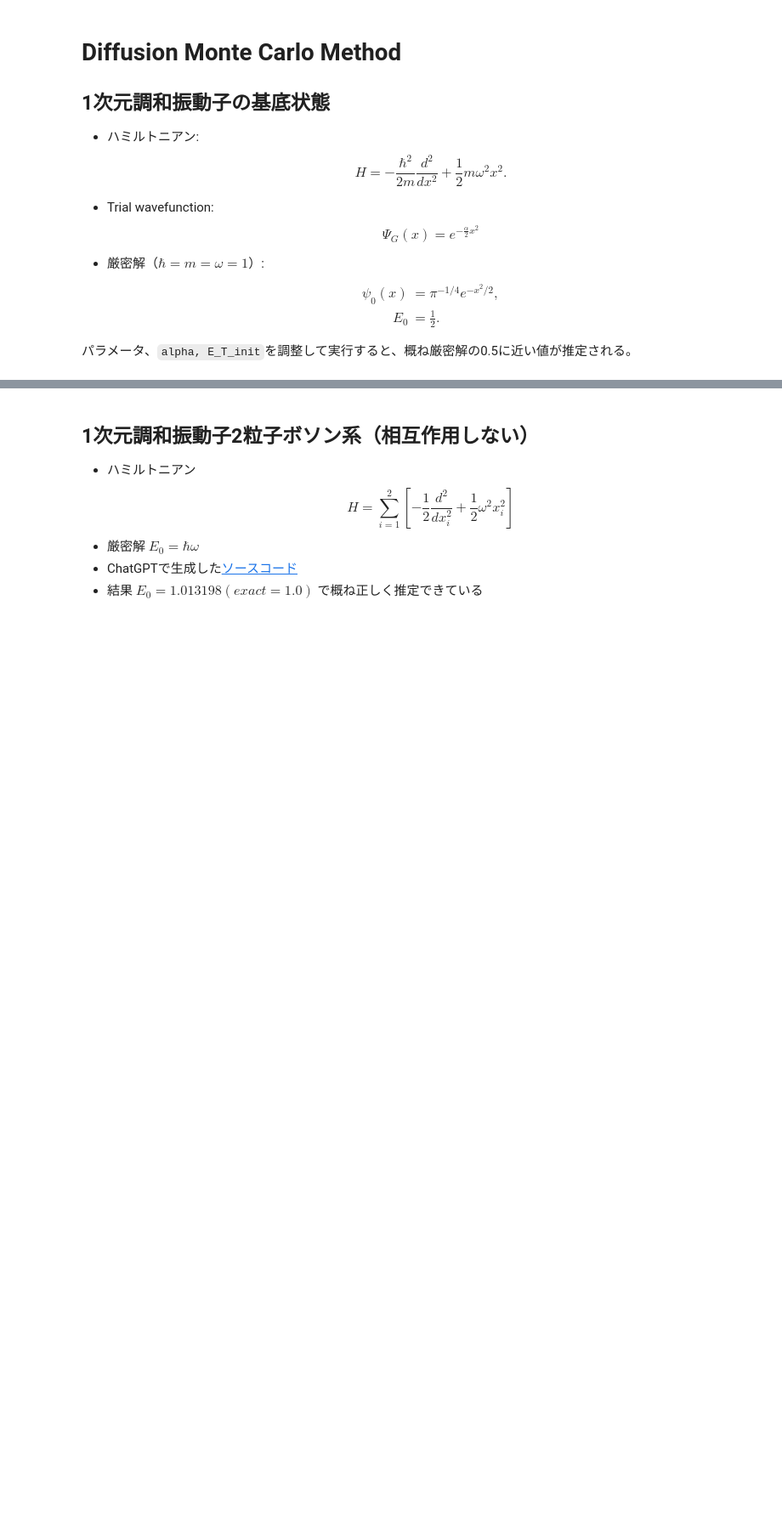
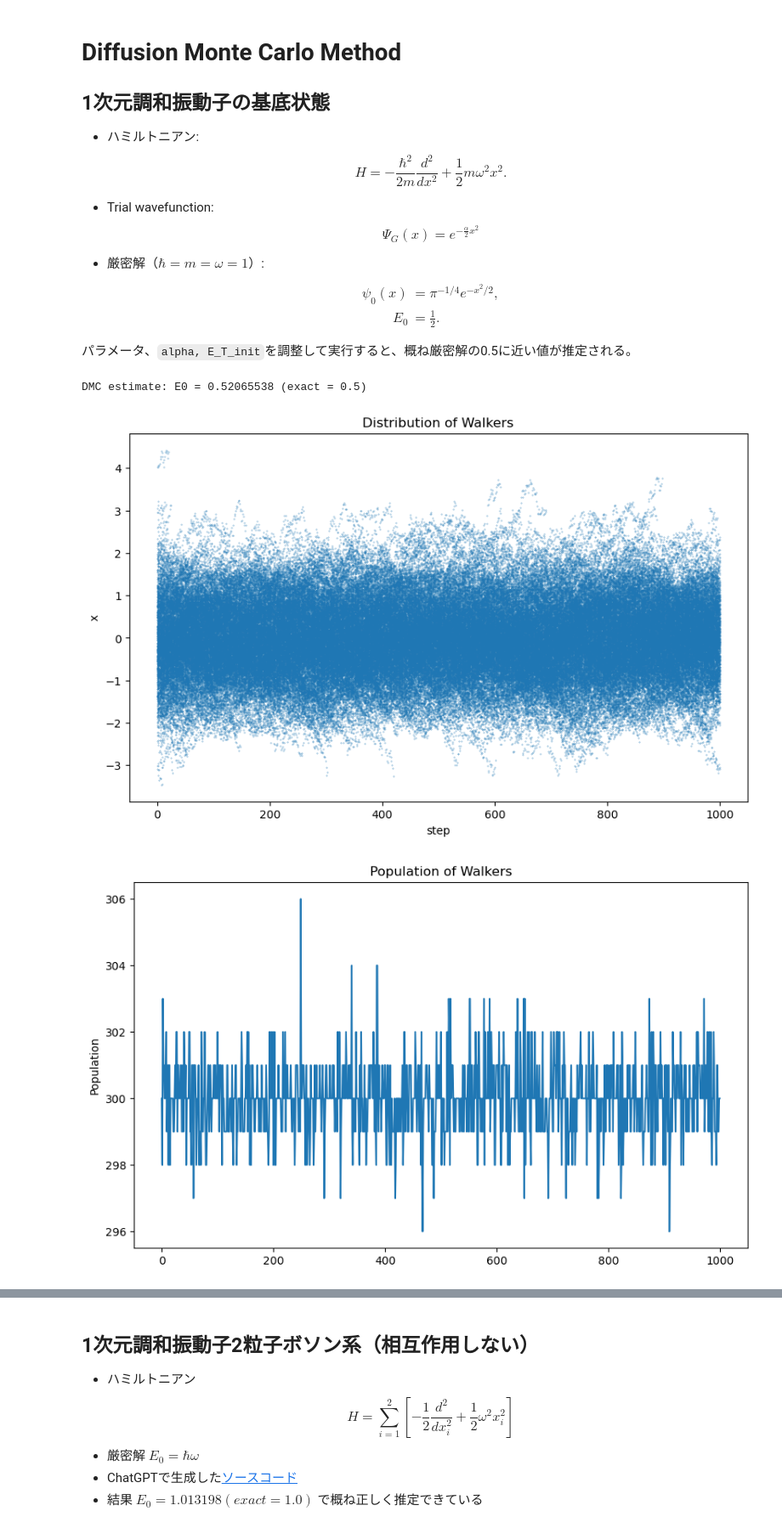
Before and after one commit to harada4atsushi/SeniorThesis, a Jupyter notebook: diffusion_monte_carlo.ipynb, the cells around one changed output, grey strips where cells are left out. Shown at 85% size. Saved outputs shown, nothing was run; the diff lists cells and outputs as text; code cells hidden in the pictures; blank space fills up the shorter version.

```diff
--- a/diffusion_monte_carlo.ipynb
+++ b/diffusion_monte_carlo.ipynb
@@ -86,8 +182,7 @@ def dmc_1d_harmonic(
         EL_p = local_energy(x_prop)
 
         # ---- branching weights ----
-        # w = exp( -dt * ( (E_L(x)+E_L(x'))/2 - E_T ) )
-        w = np.exp(-dt * (0.5 * (EL_x + EL_p) - 2*E_T))  # eq. 24.24
+        w = np.exp(-dt * 0.5 * (EL_x + EL_p - 2*E_T))  # eq. 24.24
         m = np.floor(w + rng.random(w.size)).astype(int)
 
         # 子孫を生成
@@ -116,67 +211,42 @@ def dmc_1d_harmonic(
         #     choose = rng.choice(N_new, size=2 * target_N, replace=False)
         #     x = x_new[choose]
         # elif N_new < target_N // 4:
         #     # 足りなければリサンプルで補充
         #     choose = rng.choice(N_new, size=target_N, replace=True)
         #     x = x_new[choose]
         # else:
         #     x = x_new
         x = x_new
 
         # ---- mixed estimator: エネルギー推定（burn-in後に記録）----
         if step >= burn_in:
             # 混合推定量は単純に E_L のウォーカー平均
             E_step = np.mean(local_energy(x))
             E_samples.append(E_step)
 
     if len(E_samples) == 0:
         # return np.nan, np.nan, np.array([])
         return np.nan
 
     # walker平均の平均がエネルギー推定値
     E_arr = np.array(E_samples)
     E_est = E_arr.mean()
     # 有効サンプル間の相関を無視した素朴な標準誤差（目安）
     # E_sem = E_arr.std(ddof=1) / np.sqrt(len(E_arr))
     # return E_mean, E_sem, E_arr
-    return E_est, x_hist
+    return E_est, E_arr, x_hist
 
-E_est, x_hist = dmc_1d_harmonic(n_walkers=200, n_steps=400, burn_in=100, alpha=0.3)
+E_est, E_arr, x_hist = dmc_1d_harmonic(n_walkers=300, n_steps=1000, burn_in=100, alpha=0.3, E_T_init=0.3)
 # print(f"DMC estimate: E0 = {E_est:.6f} ± {dE:.6f}  (exact = 0.5)")
-print(f"DMC estimate: E0 = {E_est:.6f} (exact = 0.5)")
+print(f"DMC estimate: E0 = {E_est:.8f} (exact = 0.5)")
 
-# figure と 3つのサブプロット（縦3段）を作成
-fig, axes = plt.subplots(3, 1, figsize=(10, 12))  # (行, 列)
-
-# walkerの広がり具合をプロット
-x = np.concatenate([[i]*len(sub) for i, sub in enumerate(x_hist)])
-y = np.concatenate(x_hist)
-axes[0].scatter(x, y, s=0.1, alpha=0.7)
-axes[0].set_xlabel("step")
-axes[0].set_ylabel("x")
-axes[0].set_title("Distribution of Walkers")
-
-# walkerのpopulationの変化をプロット
-populations = [len(sub) for sub in x_hist]
-axes[1].plot(populations)
-axes[1].set_title("Population of Walkers")
-axes[0].set_ylabel("Population")
-
-# 波動関数の二乗の形をプロット
-# 座標の配列を全部1次元にまとめて、その分布をプロットする
-data = np.concatenate(x_hist)
-# --- (3) 理論波動関数 |ψ₀(x)|² の計算 ---
-x = np.linspace(-4, 4, 400)
-psi2 = (1 / np.sqrt(np.pi)) * np.exp(-x**2)
-
-# --- (2) ヒストグラムを確率密度として描画 ---
-axes[2].hist(data, bins=200, density=True, alpha=0.4, color='gray', label='Walkers (DMC)')
-axes[2].plot(x, psi2, 'b-', lw=1, label=r'$|\psi_0(x)|^2 = \pi^{-1/2} e^{-x^2}$')
-axes[2].set_xlabel('x')
-axes[2].set_ylabel('Probability density')
-axes[2].set_title('Walker distribution vs analytical |ψ₀(x)|²')
-axes[2].legend()
-axes[2].grid(True)
-
-plt.tight_layout()
+# plot_DMC(E_est, E_arr, x_hist)
+plot_walkers_diffusion(plt, x_hist)
+plot_walkers_population(plt, x_hist)
+plot_walkers_distribution(plt, x_hist)
+plot_evolution_of_E(plt, E_arr)
 plt.show()
+# %% [output]
+DMC estimate: E0 = 0.52065538 (exact = 0.5)
+[figure, added]
+[figure, added]
```
Also changed, not shown: parts of 5 cells of this notebook.
